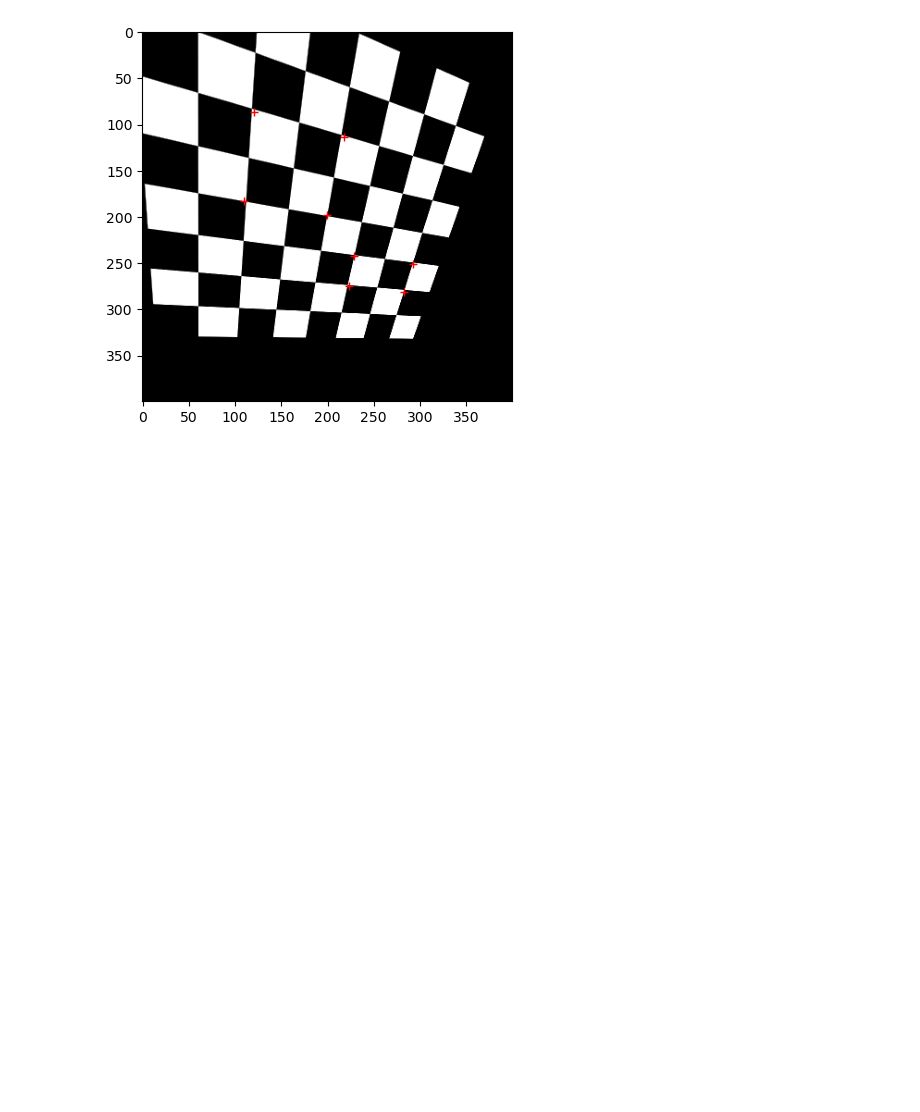
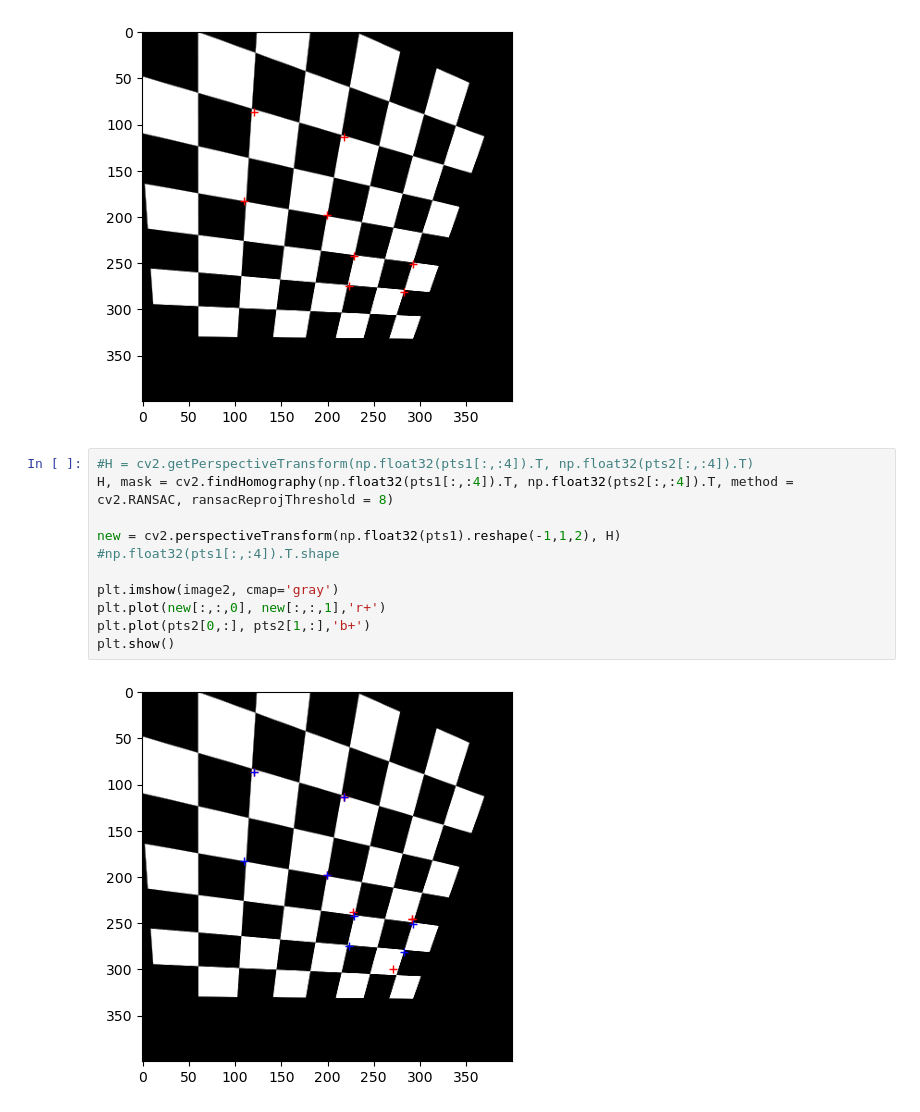
Before and after one commit to lamiselsayed/Computer-Vision-Repository, a Jupyter notebook: Quiz 02 Practice.ipynb, the cells around one changed output. Cells and saved outputs as stored; diff of their text form; blank space fills up the shorter version.

```diff
--- a/Quiz 02 Practice.ipynb
+++ b/Quiz 02 Practice.ipynb
@@ -194,5 +194,18 @@ plt.plot(pts2[0,:], pts2[1,:],'r+')
 [figure]
 [<matplotlib.lines.Line2D at 0x...>]
 [figure]
+# %%
+#H = cv2.getPerspectiveTransform(np.float32(pts1[:,:4]).T, np.float32(pts2[:,:4]).T)
+H, mask = cv2.findHomography(np.float32(pts1[:,:4]).T, np.float32(pts2[:,:4]).T, method = cv2.RANSAC, ransacReprojThreshold = 8)
+
+new = cv2.perspectiveTransform(np.float32(pts1).reshape(-1,1,2), H)
+#np.float32(pts1[:,:4]).T.shape
+
+plt.imshow(image2, cmap='gray')
+plt.plot(new[:,:,0], new[:,:,1],'r+')
+plt.plot(pts2[0,:], pts2[1,:],'b+')
+plt.show()
+# %% [output]
+[figure, added]
 # %%
 H = cv2.getPerspectiveTransform(np.float32(pts1[:,:4]).T, np.float32(pts2[:,:4]).T)
```
Also changed, not shown: parts of 3 cells of this notebook.
